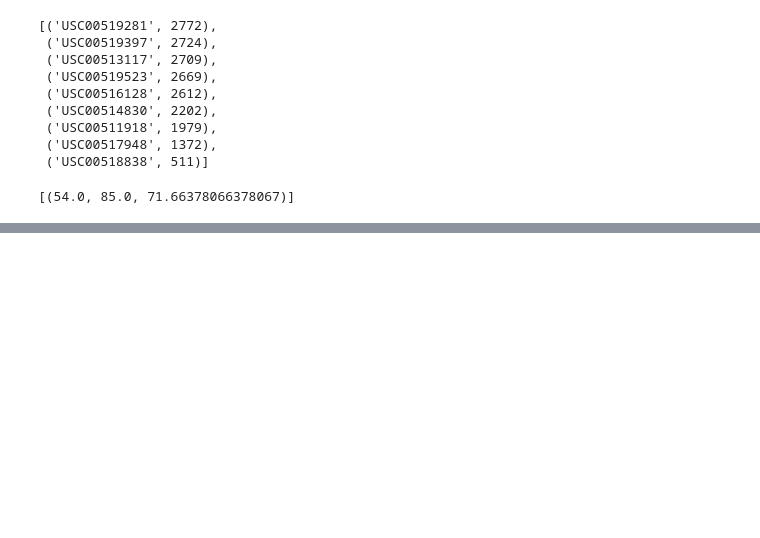
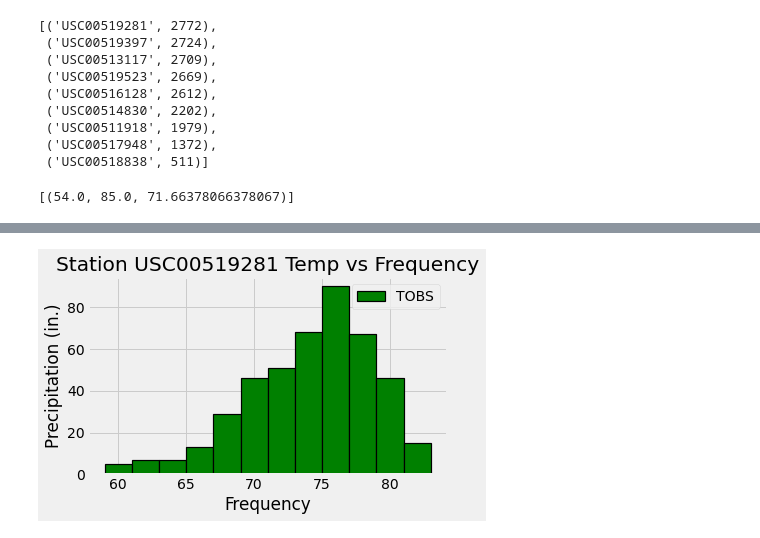
Before and after one commit to longhorn2000/sqlalchemy-challenge, a Jupyter notebook: Surf_Up.ipynb, the cells around one changed output, grey strips where cells are left out. Cells and saved outputs as stored; diff of their text form; code cells hidden in the pictures; blank space fills up the shorter version.

```diff
--- a/Surf_Up.ipynb
+++ b/Surf_Up.ipynb
@@ -276,0 +189,13 @@ print(rainfall_station)
+# %%
+# Choose the station with the highest number of temperature observations.
+# Query the last 12 months of temperature observation data for this station and plot the results as a histogram
+sel = [Measurement.date,Measurement.tobs]
+query_table = session.query(*sel).filter(Measurement.date >= query_date).\
+                                  filter(Measurement.station == "USC00519281").\
+                                  order_by(Measurement.date).all()
+# %%
+# Create pandas df and sort temp in asc order
+usc9281_df = pd.DataFrame(query_table, columns = ['Date','TOBS'])
+usc9281_df = usc9281_df.dropna(how = 'any')
+usc9281_df = usc9281_df.set_index("Date")
+usc9281_df
@@ -276,0 +217,16 @@ print(rainfall_station)
+# %%
+# Plot the Results as a Histogram with `bins=12`
+usc9281_df.plot.hist(bins = 12, title= "Station USC00519281 Temp vs Frequency",
+                    color = "green", edgecolor='black', linewidth=1.2)
+
+#title and labels
+plt.xlabel('Frequency')
+plt.ylabel('Precipitation (in.)')
+
+plt.savefig("tempvsfreq1.png")
+
+#plot
+plt.tight_layout()
+plt.show()
+# %% [output]
+[figure, added]
```
Also changed, not shown: parts of 26 cells of this notebook.
